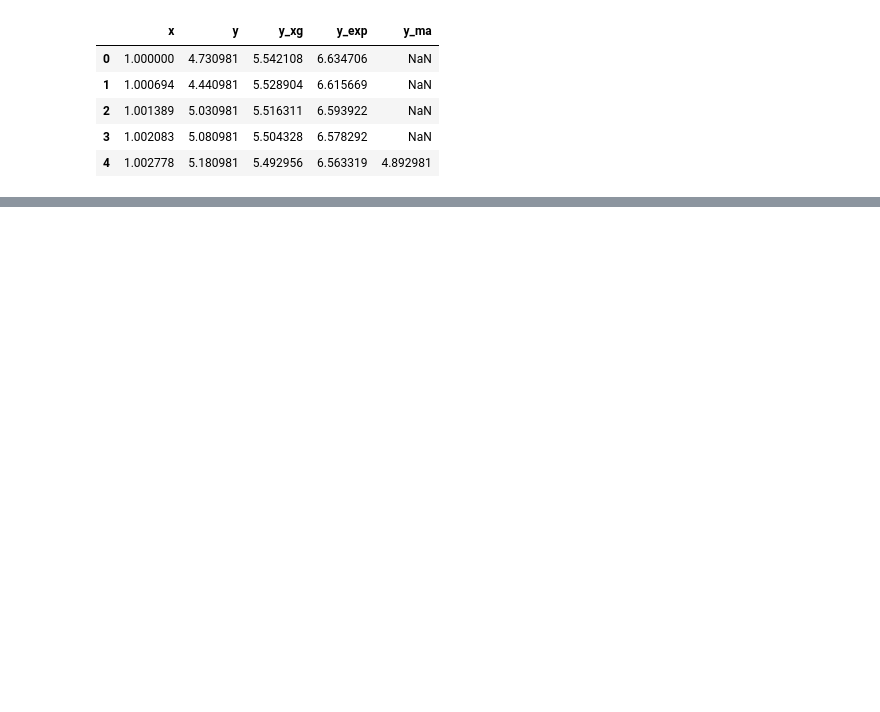
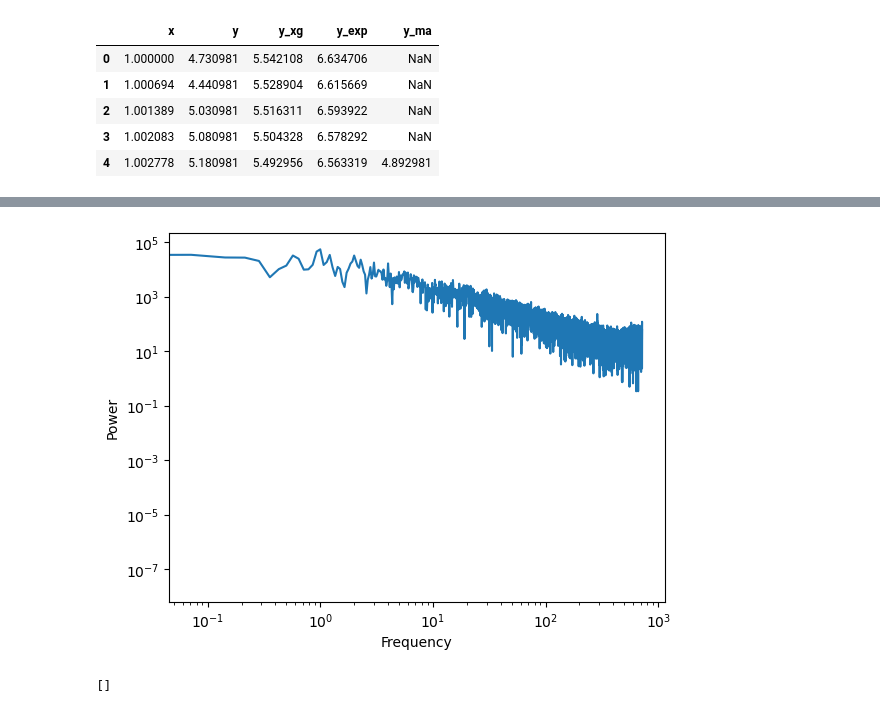
Before and after one commit to alexmarmaliuk/Space_Weather_Project, a Jupyter notebook: third_try.ipynb, the cells around one changed output, grey strips where cells are left out. Saved outputs shown, nothing was run; the diff lists cells and outputs as text; code cells hidden in the pictures; blank space fills up the shorter version.

```diff
--- a/third_try.ipynb
+++ b/third_try.ipynb
@@ -15,0 +65,24 @@ df.head(5)
+# %%
+yf = sp.fft.fft(np.array(df.y))
+duration = 14
+sample_rate = 24 * 60
+xf = sp.fft.fftfreq(20160, 1 / sample_rate)
+fig_size = 15
+
+fig, ax = plt.subplots()
+# ax.set_yscale('function', functions=(partial(np.power, 10.0), np.log10))
+# ax.set_xscale('function', functions=(partial(np.power, 10.0), np.log10))
+# plt.plot(xf, np.abs(yf))
+plt.plot(xf[20160//2 - 100000 + 10 : 20160//2], np.abs(yf)[20160//2 - 100000 + 10 : 20160//2 ])
+plt.xlabel("Frequency")
+plt.ylabel("Power")
+plt.yscale('log')
+plt.xscale('log')
+plt.show()
+# %% [output]
+[figure, added]
+# %%
+a = [1,2,3,4,5]
+a[2:2]
+# %% [output]
+[]
```
Also changed, not shown: parts of 10 cells of this notebook.
